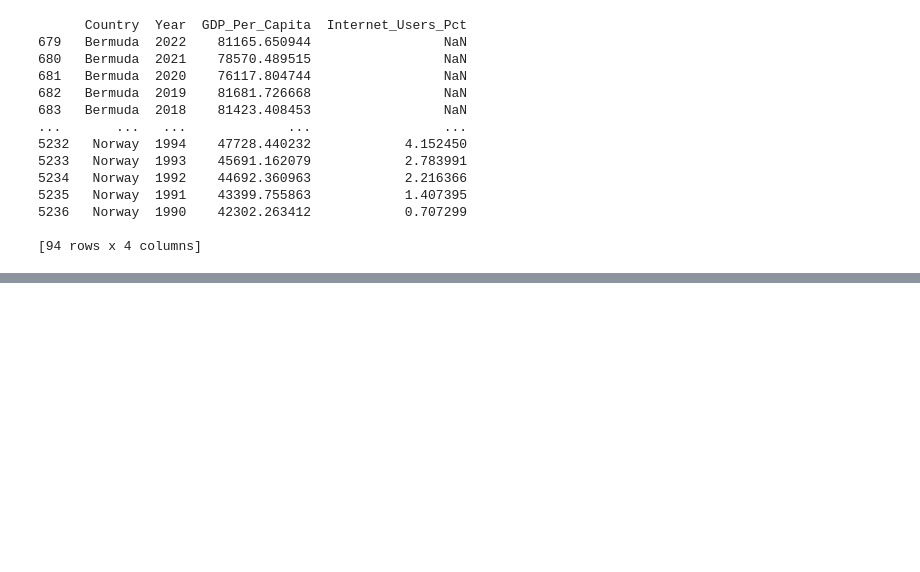
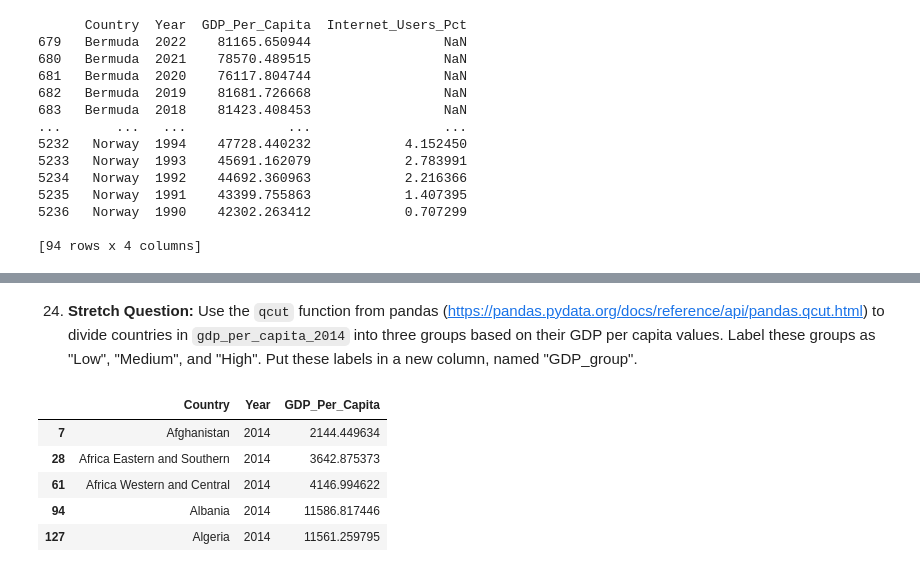
Before and after one commit to NSS-Data-Analytics-Cohort-10/gdp-and-internet-usage-t-white-21, a Jupyter notebook: notebook/un_project.ipynb, the cells around one changed output, grey strips where cells are left out. Cells and saved outputs as stored; diff of their text form; code cells hidden in the pictures; blank space fills up the shorter version.

```diff
--- a/notebook/un_project.ipynb
+++ b/notebook/un_project.ipynb
@@ -628,0 +631,12 @@ plt.show()
+# %% [markdown]
+24. **Stretch Question:** Use the `qcut` function from pandas (https://pandas.pydata.org/docs/reference/api/pandas.qcut.html) to divide countries in `gdp_per_capita_2014` into three groups based on their GDP per capita values. Label these groups as "Low", "Medium", and "High". Put these labels in a new column, named "GDP_group".
+# %%
+gdp_per_capita_2014 = gdp_df[gdp_df['Year'] == 2014]
+gdp_per_capita_2014.head()
+# %% [output]
+|  | Country | Year | GDP_Per_Capita |
+| 7 | Afghanistan | 2014 | 2144.449634 |
+| 28 | Africa Eastern and Southern | 2014 | 3642.875373 |
+| 61 | Africa Western and Central | 2014 | 4146.994622 |
+| 94 | Albania | 2014 | 11586.817446 |
+| 127 | Algeria | 2014 | 11561.259795 |
```
Also changed, not shown: parts of 14 cells of this notebook.
